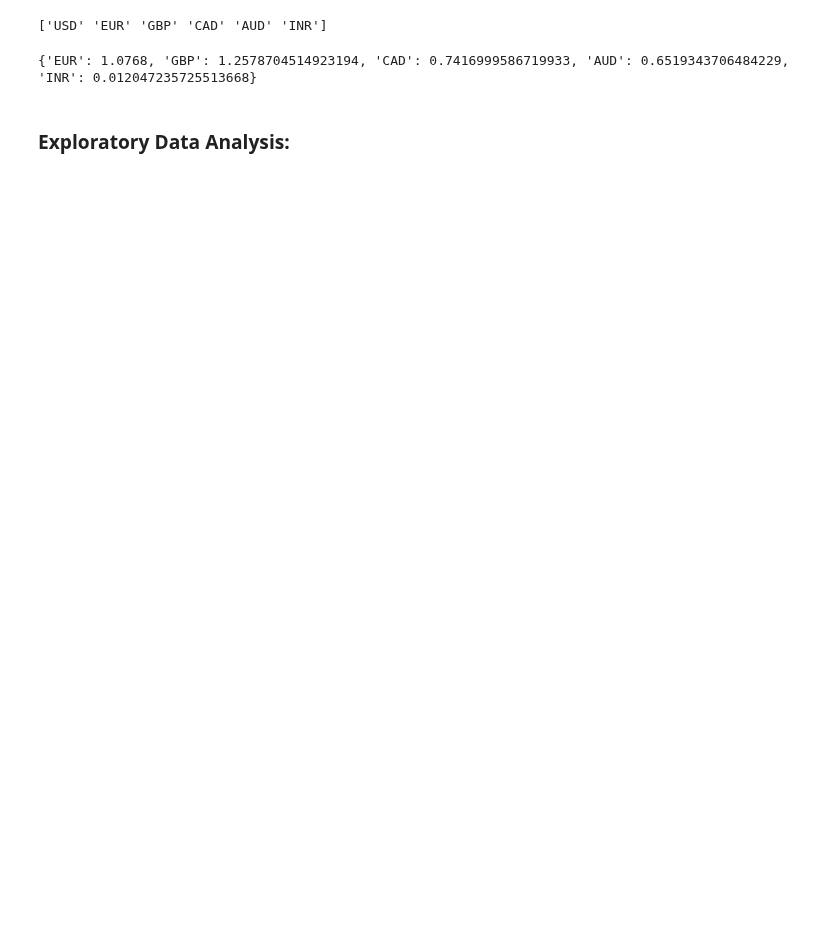
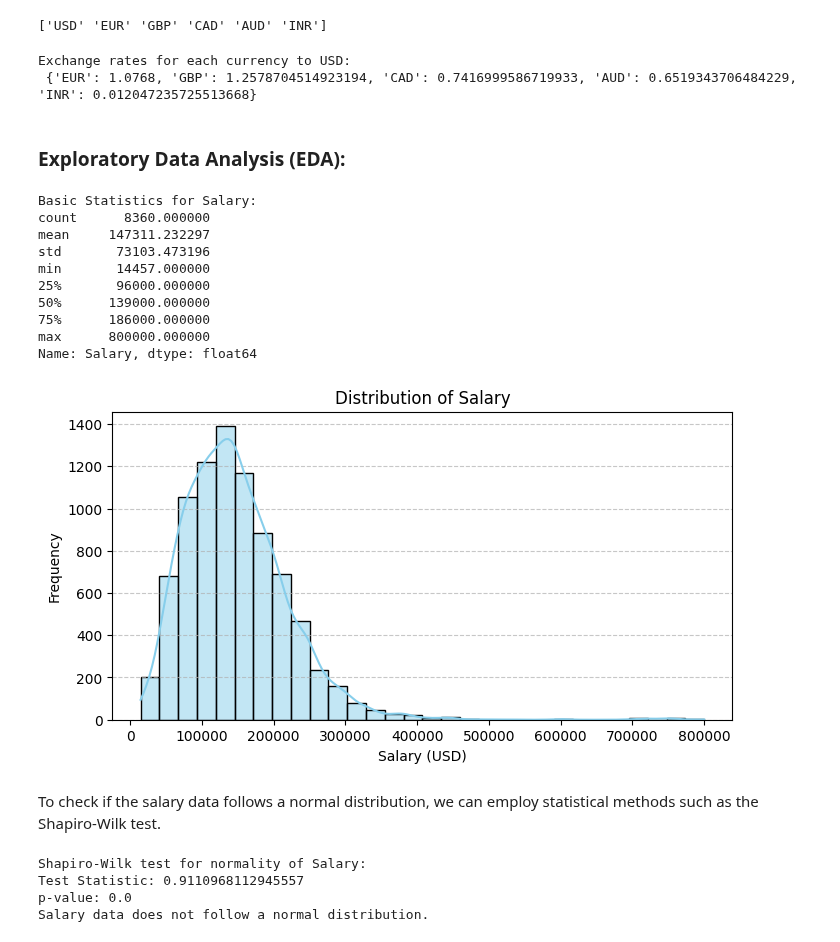
Before and after one commit to tisiphonee/DataS, a Jupyter notebook: CA2/Q2.ipynb, the cells around one changed output. Drawn from its saved outputs; the diff is of its cells as text; code cells hidden in the pictures; blank space fills up the shorter version.

Commit message:
CA2 : Task 2

```diff
--- a/CA2/Q2.ipynb
+++ b/CA2/Q2.ipynb
@@ -94,10 +103,11 @@ cr = CurrencyRates()
 for currency in currencies:
     if currency != 'USD':
         exchange_rates[currency] = cr.get_rate(currency, 'USD')
-# %%
-print(exchange_rates)
-# %% [output]
-{'EUR': 1.0768, 'GBP': 1.2578704514923194, 'CAD': 0.7416999586719933, 'AUD': 0.6519343706484229, 'INR': 0.012047235725513668}
+# %%
+print("Exchange rates for each currency to USD:\n",exchange_rates)
+# %% [output]
+Exchange rates for each currency to USD:
+ {'EUR': 1.0768, 'GBP': 1.2578704514923194, 'CAD': 0.7416999586719933, 'AUD': 0.6519343706484229, 'INR': 0.012047235725513668}
 # %%
 def convert_to_usd(amount, currency):
     if currency != 'USD':
@@ -113,2 +123,45 @@ df.to_csv("task2_USD.csv")
 # %% [markdown]
-### Exploratory Data Analysis:
+### Exploratory Data Analysis (EDA):
+# %%
+df = pd.read_csv("task2_USD.csv")
+
+print("Basic Statistics for Salary:")
+print(df['Salary'].describe())
+print()
+
+plt.figure(figsize=(8, 4))
+sns.histplot(df['Salary'], bins=30, kde=True, color='skyblue')
+plt.title('Distribution of Salary')
+plt.xlabel('Salary (USD)')
+plt.ylabel('Frequency')
+plt.grid(axis='y', linestyle='--', alpha=0.7)
+plt.show()
+# %% [output]
+Basic Statistics for Salary:
+count      8360.000000
+mean     147311.232297
+std       73103.473196
+min       14457.000000
+25%       96000.000000
+50%      139000.000000
+75%      186000.000000
+max      800000.000000
+Name: Salary, dtype: float64
+[figure, added]
+# %% [markdown]
+To check if the salary data follows a normal distribution, we can employ statistical methods such as the Shapiro-Wilk test.
+# %%
+stat, p = shapiro(df['Salary'])
+print("Shapiro-Wilk test for normality of Salary:")
+print("Test Statistic:", stat)
+print("p-value:", p)
+
+if p > 0.05:
+    print("Salary data follows a normal distribution.")
+else:
+    print("Salary data does not follow a normal distribution.")
+# %% [output]
+Shapiro-Wilk test for normality of Salary:
+Test Statistic: 0.9110968112945557
+p-value: 0.0
+Salary data does not follow a normal distribution.
```
Also changed, not shown: parts of 41 cells of this notebook, 2 other files.
